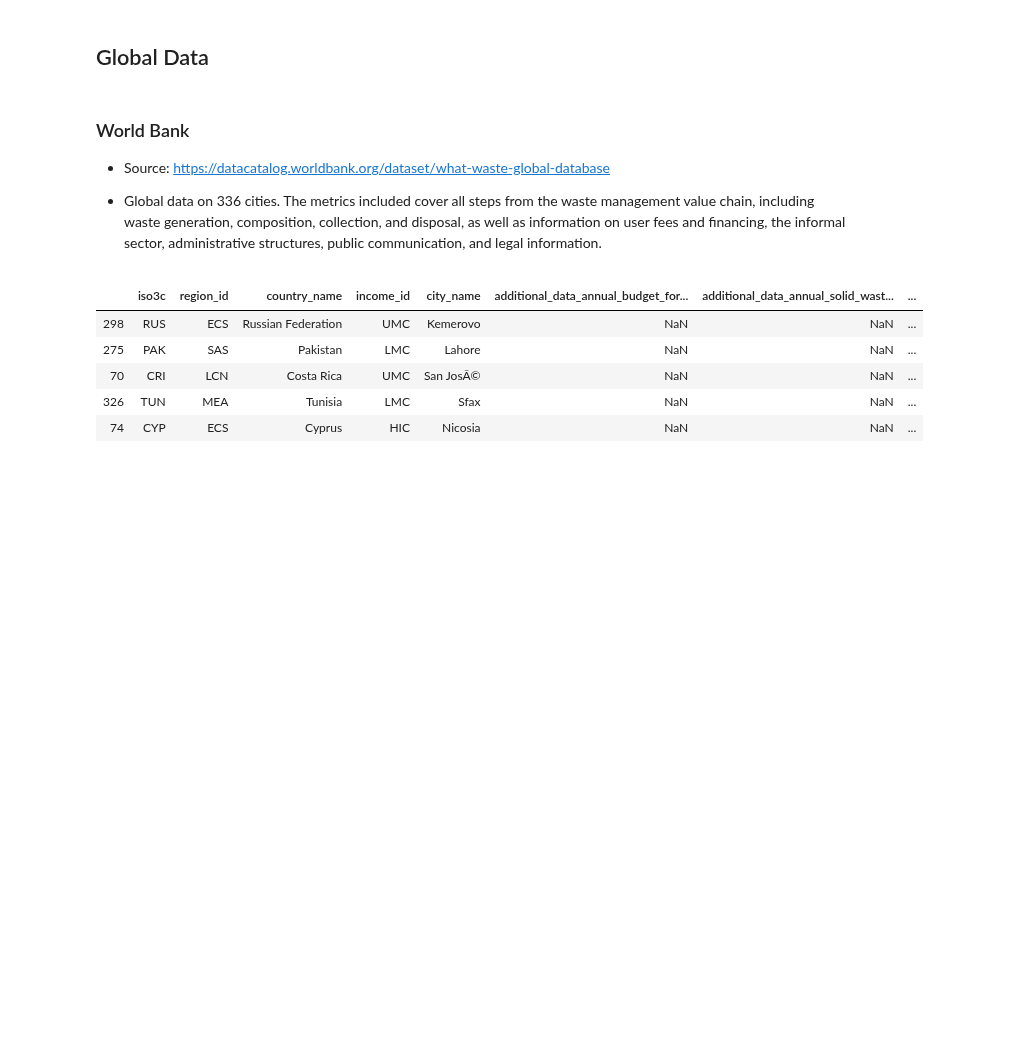
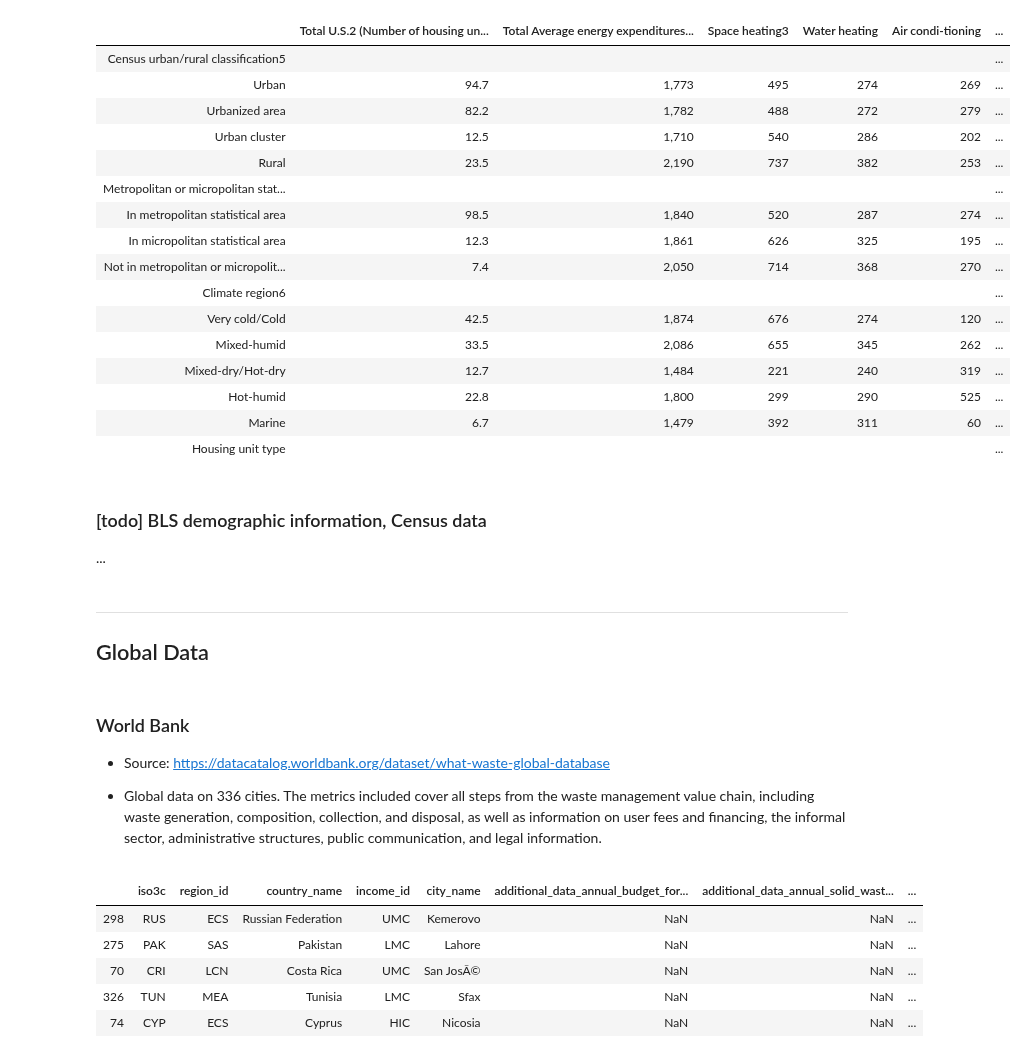
Before and after one commit to matthew-y-dong/ca-waste, a Jupyter notebook: code/waste-data-eda.ipynb, the cells around one changed output. Cells and saved outputs as stored; diff of their text form; code cells hidden in the pictures; blank space fills up the shorter version.

```diff
--- a/code/waste-data-eda.ipynb
+++ b/code/waste-data-eda.ipynb
@@ -3,4 +73,29 @@ import pandas as pd
+# %%
+us_region_energy_usage.iloc[17:33]
+# %% [output]
+|  | Total U.S.2 (Number of housing un... | Total Average energy expenditures... | Space heating3 | Water heating | Air condi-tioning | ... |
+| Census urban/rural classification5 |  |  |  |  |  | ... |
+| Urban | 94.7 | 1,773 | 495 | 274 | 269 | ... |
+| Urbanized area | 82.2 | 1,782 | 488 | 272 | 279 | ... |
+| Urban cluster | 12.5 | 1,710 | 540 | 286 | 202 | ... |
+| Rural | 23.5 | 2,190 | 737 | 382 | 253 | ... |
+| Metropolitan or micropolitan stat... |  |  |  |  |  | ... |
+| In metropolitan statistical area | 98.5 | 1,840 | 520 | 287 | 274 | ... |
+| In micropolitan statistical area | 12.3 | 1,861 | 626 | 325 | 195 | ... |
+| Not in metropolitan or micropolit... | 7.4 | 2,050 | 714 | 368 | 270 | ... |
+| Climate region6 |  |  |  |  |  | ... |
+| Very cold/Cold | 42.5 | 1,874 | 676 | 274 | 120 | ... |
+| Mixed-humid | 33.5 | 2,086 | 655 | 345 | 262 | ... |
+| Mixed-dry/Hot-dry | 12.7 | 1,484 | 221 | 240 | 319 | ... |
+| Hot-humid | 22.8 | 1,800 | 299 | 290 | 525 | ... |
+| Marine | 6.7 | 1,479 | 392 | 311 | 60 | ... |
+| Housing unit type |  |  |  |  |  | ... |
+# %% [markdown]
+### [todo]  BLS demographic information, Census data
+
+...
 # %% [markdown]
+---
 ## Global Data
 # %% [markdown]
 ### World Bank
```
Also changed, not shown: parts of 17 cells of this notebook.
